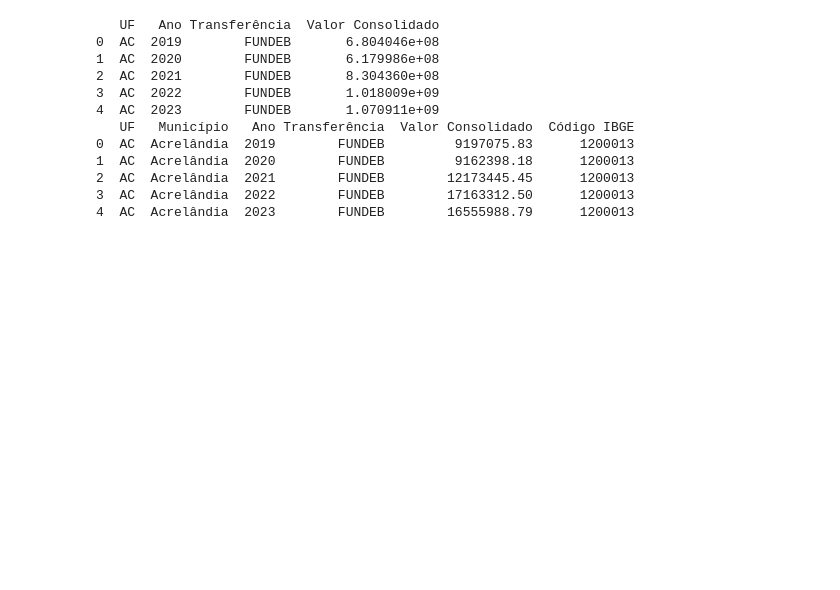
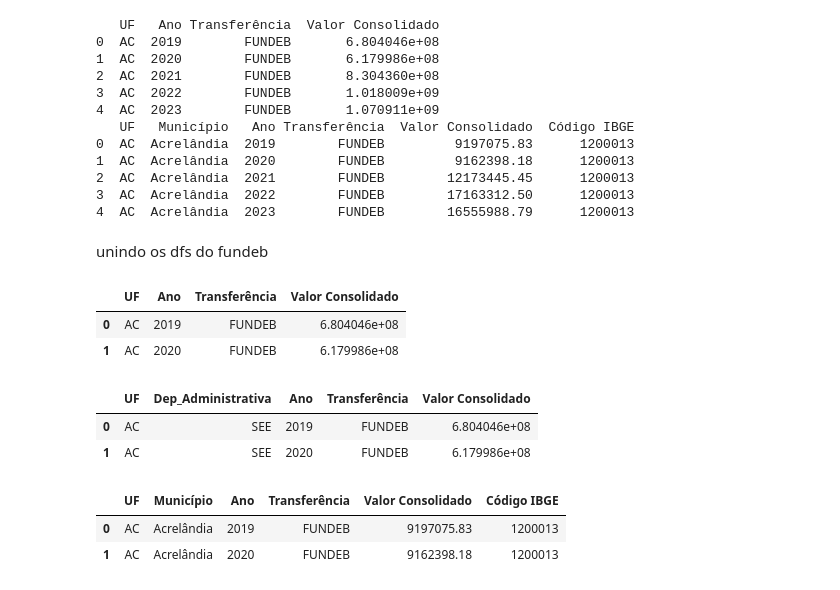
Before and after one commit to obs-curica/curica_streamlit_censo, a Jupyter notebook: notebooks/df_fundeb.ipynb, the cells around one changed output. Cells and saved outputs as stored; diff of their text form; code cells hidden in the pictures; blank space fills up the shorter version.

```diff
--- a/notebooks/df_fundeb.ipynb
+++ b/notebooks/df_fundeb.ipynb
@@ -255,0 +256,2 @@ df_fundeb_municipios.to_csv(
+# %% [markdown]
+unindo os dfs do fundeb
@@ -255,0 +266,20 @@ df_fundeb_municipios.to_csv(
+# %%
+df_fundeb_estado.head(2)
+# %% [output]
+|  | UF | Ano | Transferência | Valor Consolidado |
+| 0 | AC | 2019 | FUNDEB | 6.804046e+08 |
+| 1 | AC | 2020 | FUNDEB | 6.179986e+08 |
+# %%
+df_fundeb_estado.insert(1, 'Dep_Administrativa', 'SEE')
+
+df_fundeb_estado.head(2)
+# %% [output]
+|  | UF | Dep_Administrativa | Ano | Transferência | Valor Consolidado |
+| 0 | AC | SEE | 2019 | FUNDEB | 6.804046e+08 |
+| 1 | AC | SEE | 2020 | FUNDEB | 6.179986e+08 |
+# %%
+df_fundeb_municipios.head(2)
+# %% [output]
+|  | UF | Município | Ano | Transferência | Valor Consolidado | Código IBGE |
+| 0 | AC | Acrelândia | 2019 | FUNDEB | 9197075.83 | 1200013 |
+| 1 | AC | Acrelândia | 2020 | FUNDEB | 9162398.18 | 1200013 |
```
Also changed, not shown: parts of 7 cells of this notebook, 11 other files.
